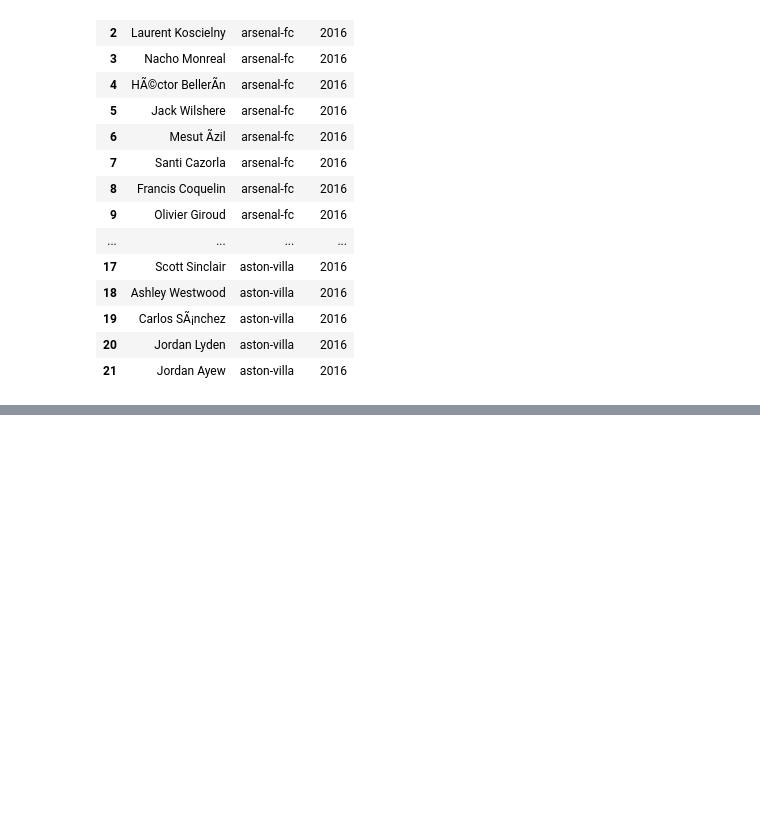
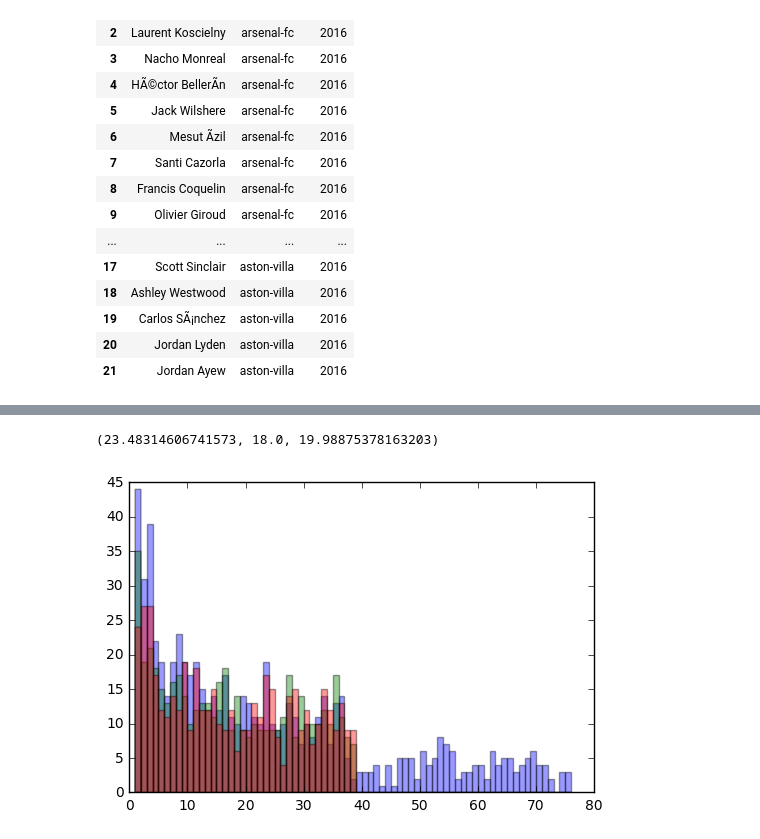
Before and after one commit to yoavtalmi/premier_embedded, a Jupyter notebook: premier_scrap.ipynb, the cells around one changed output, grey strips where cells are left out. Saved outputs shown, nothing was run; the diff lists cells and outputs as text; code cells hidden in the pictures; blank space fills up the shorter version.

```diff
--- a/premier_scrap.ipynb
+++ b/premier_scrap.ipynb
@@ -263,0 +336,8 @@ players_df
+# %%
+players_df_2016_groupby = players_df_2016.groupby(['name','team','season']).count().reset_index()
+players_df_2017_groupby = players_df_2017.groupby(['name','team','season']).count().reset_index()
+players_df_2018_groupby = players_df_2018.groupby(['name','team','season']).count().reset_index()
+# %%
+train_players = pd.concat([players_df_2016_groupby,players_df_2017_groupby])
+# %%
+two_season = train_players.groupby(["name","team"]).sum().reset_index()
@@ -263,0 +353,3 @@ players_df
+# %%
+players_df_2016_groupby["name"] = players_df_2016_groupby["name"].str.encode('utf-8')
+players_df_2017_groupby["name"] = players_df_2017_groupby["name"].str.encode('utf-8')
@@ -263,0 +377,11 @@ players_df
+# %%
+np.mean(two_season['count']),np.median(two_season['count']),np.std(two_season['count'])
+# %% [output]
+(23.48314606741573, 18.0, 19.98875378163203)
+# %%
+ax = plt.subplot()
+_=ax.hist(two_season['count'],np.arange(1,77),alpha=.4)
+_=ax.hist(players_df_2017_groupby['count'],np.arange(1,77),alpha=.4)
+_=ax.hist(players_df_2016_groupby['count'],np.arange(1,77),alpha=.4)
+# %% [output]
+[figure, added]
```
Also changed, not shown: parts of 31 cells of this notebook, 6 other files.
